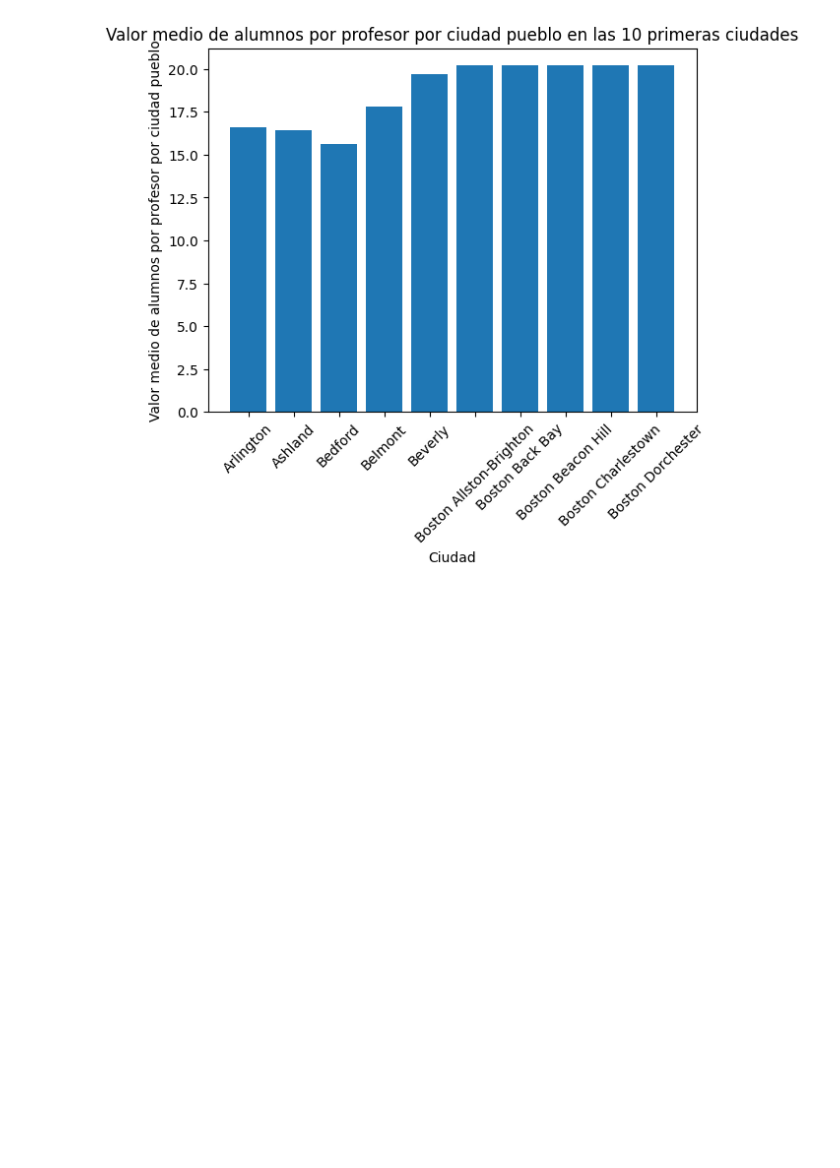
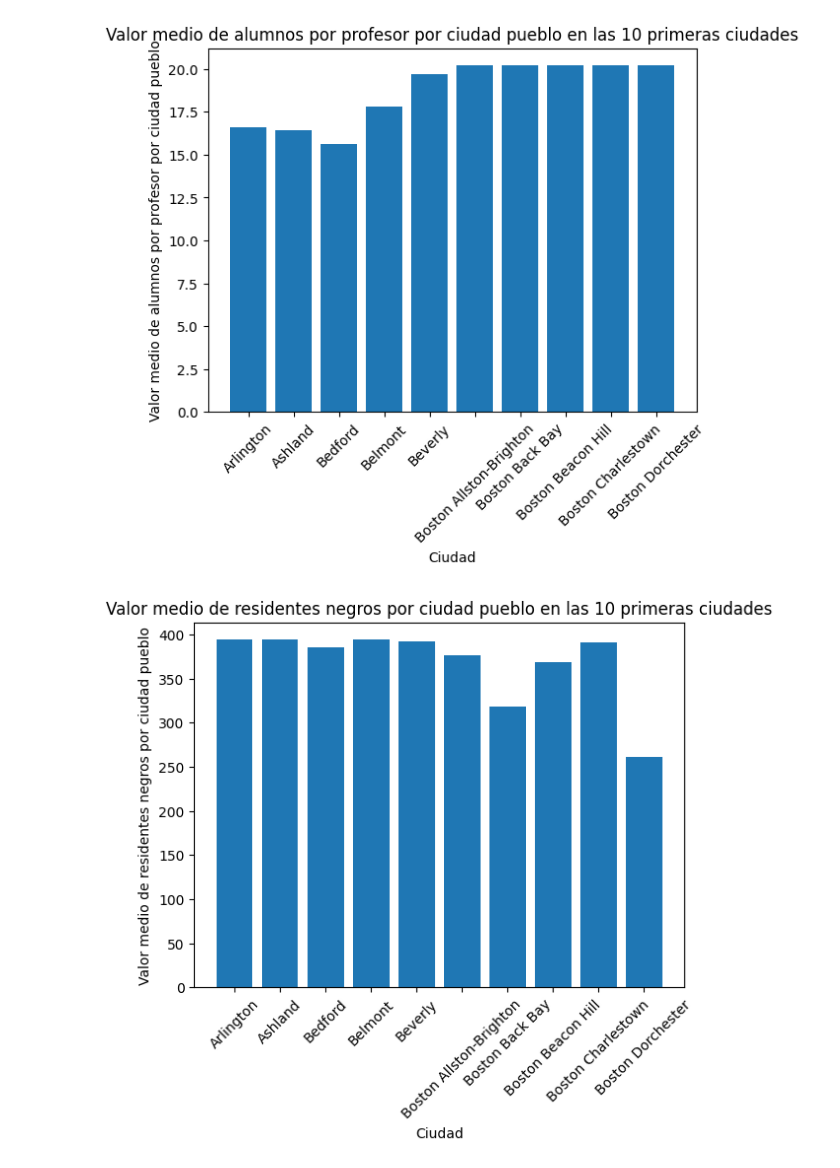
Before and after one commit to prolabfin/CURSO_ADALID_ANALISISDATOS, a Jupyter notebook: Modulo_4_actividad_3.ipynb, the cells around one changed output. Saved outputs shown, nothing was run; the diff lists cells and outputs as text; code cells hidden in the pictures; blank space fills up the shorter version.

```diff
--- a/Modulo_4_actividad_3.ipynb
+++ b/Modulo_4_actividad_3.ipynb
@@ -191,3 +191,22 @@ plt.xticks(rotation=45)
 plt.show()
 # %% [output]
 [figure]
+# %%
+import numpy as np
+import matplotlib.pyplot as plt
+
+# Agrupación por ciudad y cálculo del valor medio de ••	B: Proporción de residentes negros por ciudad/pueblo
+media_por_ciudad3 = df.groupby('TOWN')['B'].mean()
+
+# Obtención de las 10 primeras ciudades y sus valores medios
+top_10_ciudades3 = media_por_ciudad3.head(10)
+
+# Creación del gráfico de barras
+plt.bar(top_10_ciudades3.index, top_10_ciudades3)
+plt.xlabel('Ciudad')
+plt.ylabel('Valor medio de residentes negros por ciudad pueblo')
+plt.title('Valor medio de residentes negros por ciudad pueblo en las 10 primeras ciudades')
+plt.xticks(rotation=45)
+plt.show()
+# %% [output]
+[figure, added]
```
Also changed, not shown: parts of 2 cells of this notebook.
